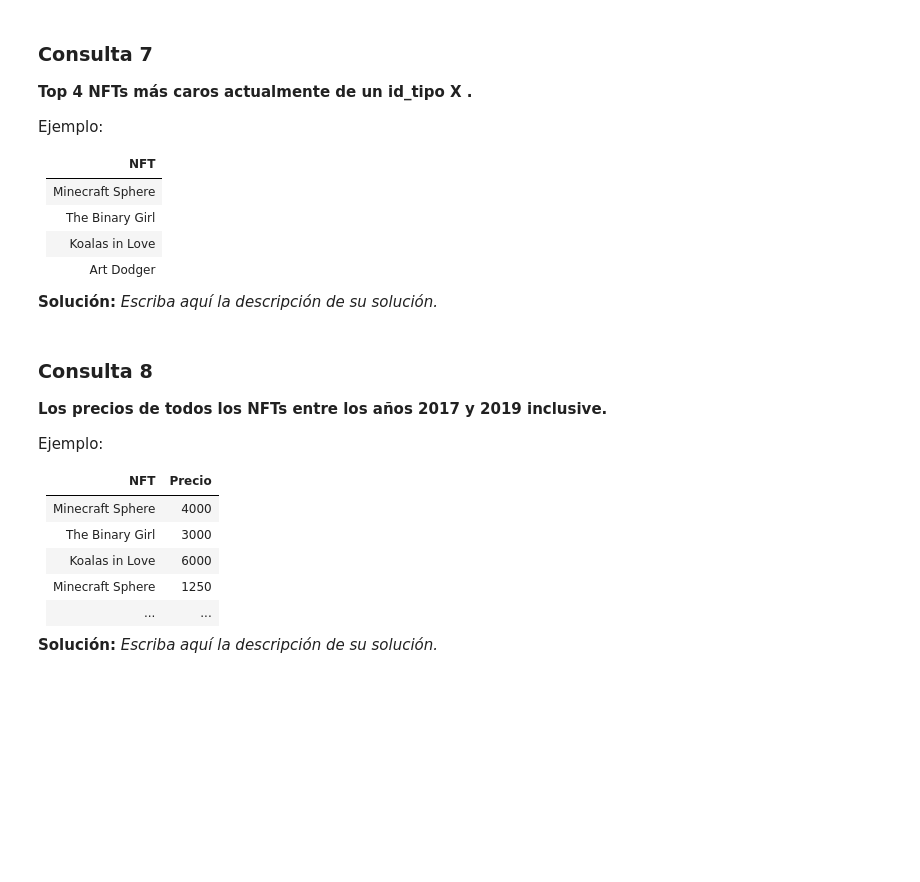
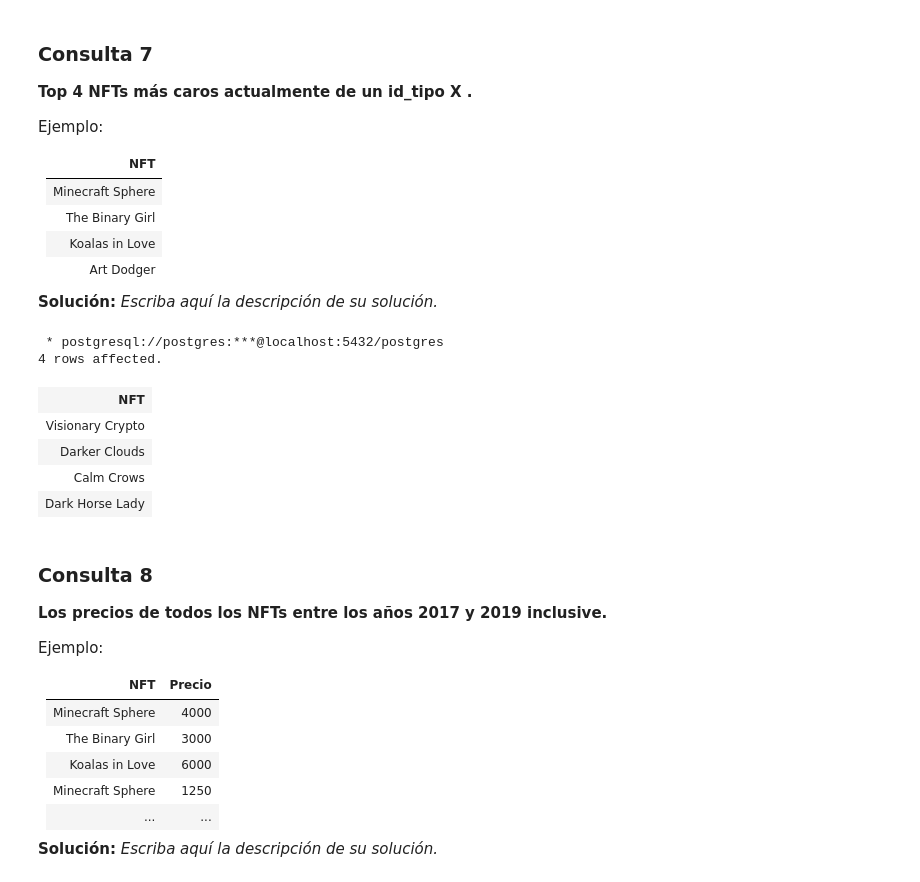
Before and after one commit to Cloff23/Tarea-1-BD, a Jupyter notebook: Tarea1_BD_2022-1 V1.1.ipynb, the cells around one changed output. Drawn from its saved outputs; the diff is of its cells as text; code cells hidden in the pictures; blank space fills up the shorter version.

```diff
--- a/Tarea1_BD_2022-1 V1.1.ipynb
+++ b/Tarea1_BD_2022-1 V1.1.ipynb
@@ -534,3 +546,28 @@ WHERE
+# %%
+%%sql
+SELECT
+	nft.nombre AS "NFT"
+FROM
+	(SELECT
+		id_nft, MAX(fecha) AS fecha
+	FROM
+		precio_nft
+	GROUP BY ID_NFT) AS precios_nft_actuales
+INNER JOIN precio_nft ON precio_nft.id_nft = precios_nft_actuales.id_nft AND precios_nft_actuales.fecha = precio_nft.fecha
+INNER JOIN nft ON nft.id_nft = precios_nft_actuales.id_nft
+INNER JOIN tipos_nft ON tipos_nft.id_tipo = nft.id_tipo
+GROUP BY nft.nombre, precio_nft.fecha, precio_nft.precio, tipos_nft.nombre
+HAVING tipos_nft.nombre = 'Imagen'
+ORDER BY precio DESC
+LIMIT 4;
+# %% [output]
+ * postgresql://postgres:***@localhost:5432/postgres
+4 rows affected.
+| NFT |
+| Visionary Crypto |
+| Darker Clouds |
+| Calm Crows |
+| Dark Horse Lady |
 # %% [markdown]
 ### Consulta 8
 **Los precios de todos los NFTs entre los años 2017 y 2019 inclusive.**
```
Also changed, not shown: parts of 11 cells of this notebook.
